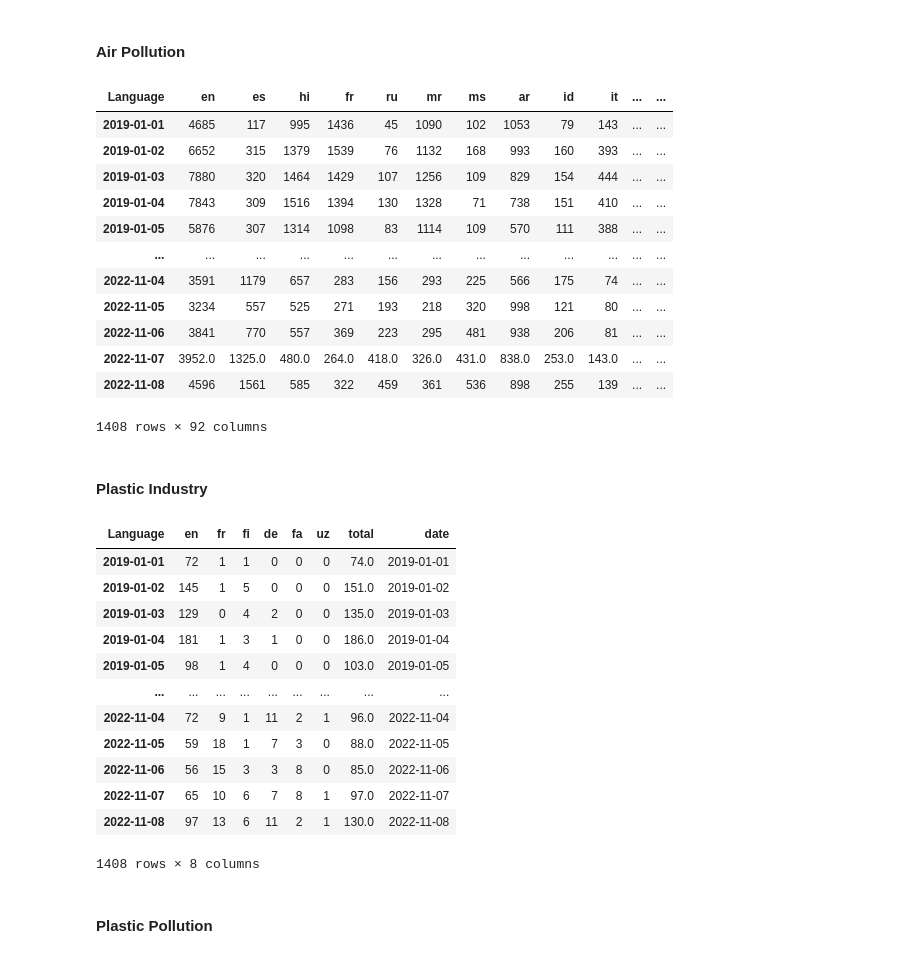
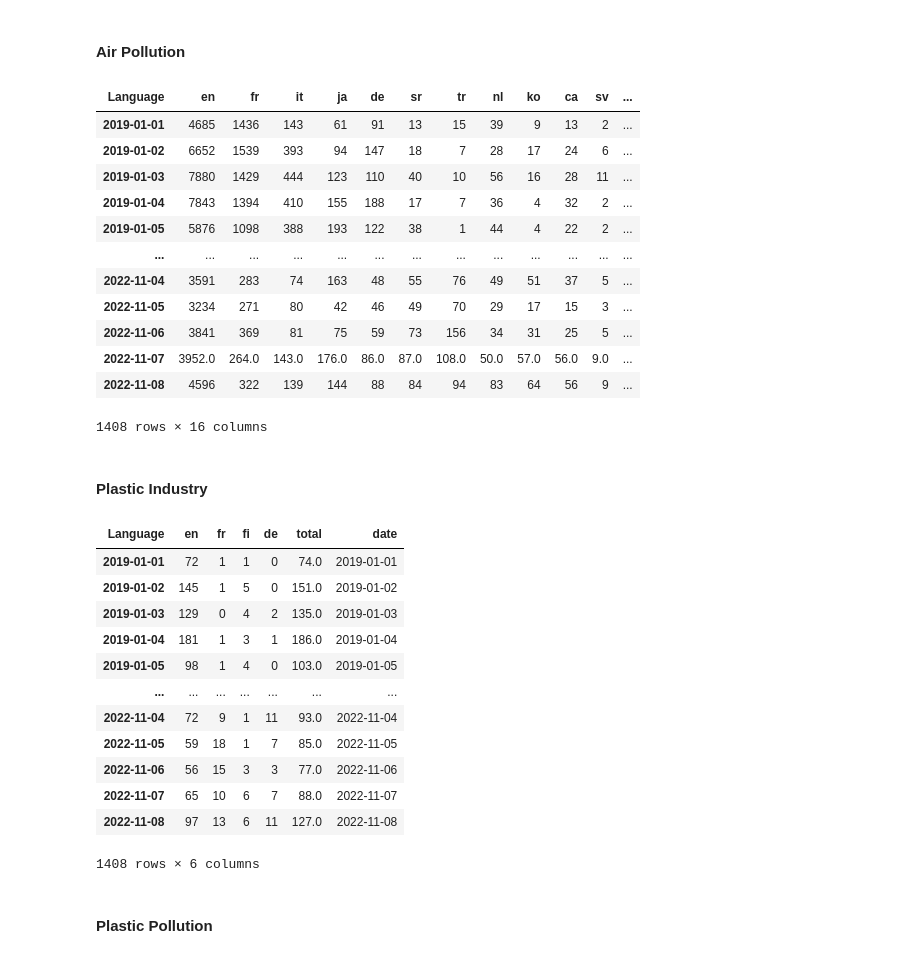
Before and after one commit to epfl-ada/ada-2022-project-wetried, a Jupyter notebook: WikipediaAnalysis.ipynb, the cells around one changed output. Cells and saved outputs as stored; diff of their text form; code cells hidden in the pictures.

```diff
--- a/WikipediaAnalysis.ipynb
+++ b/WikipediaAnalysis.ipynb
@@ -14,9 +30,17 @@ import seaborn as sns
+# %%
+languages = ['ja', 'it', 'da', 'tr', 'no', 'en', 'sr', 'sv', 'nl', 'de', 'fr', 'ca', 'ko', 'fi']
 # %%
-def process_wikiviews_data(path):
+def process_wikiviews_data(path, columns_to_keep=None):
     data = pd.read_csv(path).transpose()
     data.columns = data.iloc[0]
     titles = data.iloc[1]
     data.drop(['Language', 'Title', 'Badges'], inplace=True)
+
+    if columns_to_keep is None:
+        columns_to_keep = data.columns
+
+    columns = data.columns.intersection(columns_to_keep)
+    data = data[columns]
 
     data['total'] = data.sum(axis=1)
     data['date'] = data.index
@@ -26,41 +50,41 @@ def process_wikiviews_data(path):
 # %% [markdown]
 #### Air Pollution
 # %%
-airpol_titles, airpol_data = process_wikiviews_data('Data/page-views-airpol.csv')
+airpol_titles, airpol_data = process_wikiviews_data('Data/page-views-airpol.csv', languages)
 airpol_data
 # %% [output]
-| Language | en | es | hi | fr | ru | mr | ms | ar | id | it | ... | ... |
-| 2019-01-01 | 4685 | 117 | 995 | 1436 | 45 | 1090 | 102 | 1053 | 79 | 143 | ... | ... |
-| 2019-01-02 | 6652 | 315 | 1379 | 1539 | 76 | 1132 | 168 | 993 | 160 | 393 | ... | ... |
-| 2019-01-03 | 7880 | 320 | 1464 | 1429 | 107 | 1256 | 109 | 829 | 154 | 444 | ... | ... |
-| 2019-01-04 | 7843 | 309 | 1516 | 1394 | 130 | 1328 | 71 | 738 | 151 | 410 | ... | ... |
-| 2019-01-05 | 5876 | 307 | 1314 | 1098 | 83 | 1114 | 109 | 570 | 111 | 388 | ... | ... |
+| Language | en | fr | it | ja | de | sr | tr | nl | ko | ca | sv | ... |
+| 2019-01-01 | 4685 | 1436 | 143 | 61 | 91 | 13 | 15 | 39 | 9 | 13 | 2 | ... |
+| 2019-01-02 | 6652 | 1539 | 393 | 94 | 147 | 18 | 7 | 28 | 17 | 24 | 6 | ... |
+| 2019-01-03 | 7880 | 1429 | 444 | 123 | 110 | 40 | 10 | 56 | 16 | 28 | 11 | ... |
+| 2019-01-04 | 7843 | 1394 | 410 | 155 | 188 | 17 | 7 | 36 | 4 | 32 | 2 | ... |
+| 2019-01-05 | 5876 | 1098 | 388 | 193 | 122 | 38 | 1 | 44 | 4 | 22 | 2 | ... |
 | ... | ... | ... | ... | ... | ... | ... | ... | ... | ... | ... | ... | ... |
-| 2022-11-04 | 3591 | 1179 | 657 | 283 | 156 | 293 | 225 | 566 | 175 | 74 | ... | ... |
-| 2022-11-05 | 3234 | 557 | 525 | 271 | 193 | 218 | 320 | 998 | 121 | 80 | ... | ... |
-| 2022-11-06 | 3841 | 770 | 557 | 369 | 223 | 295 | 481 | 938 | 206 | 81 | ... | ... |
-| 2022-11-07 | 3952.0 | 1325.0 | 480.0 | 264.0 | 418.0 | 326.0 | 431.0 | 838.0 | 253.0 | 143.0 | ... | ... |
-| 2022-11-08 | 4596 | 1561 | 585 | 322 | 459 | 361 | 536 | 898 | 255 | 139 | ... | ... |
+| 2022-11-04 | 3591 | 283 | 74 | 163 | 48 | 55 | 76 | 49 | 51 | 37 | 5 | ... |
+| 2022-11-05 | 3234 | 271 | 80 | 42 | 46 | 49 | 70 | 29 | 17 | 15 | 3 | ... |
+| 2022-11-06 | 3841 | 369 | 81 | 75 | 59 | 73 | 156 | 34 | 31 | 25 | 5 | ... |
+| 2022-11-07 | 3952.0 | 264.0 | 143.0 | 176.0 | 86.0 | 87.0 | 108.0 | 50.0 | 57.0 | 56.0 | 9.0 | ... |
+| 2022-11-08 | 4596 | 322 | 139 | 144 | 88 | 84 | 94 | 83 | 64 | 56 | 9 | ... |
-1408 rows × 92 columns
+1408 rows × 16 columns
 # %% [markdown]
 #### Plastic Industry
 # %%
-plastin_titles, plastin_data = process_wikiviews_data('Data/plasticIndustry.csv')
+plastin_titles, plastin_data = process_wikiviews_data('Data/plasticIndustry.csv', languages)
 plastin_data
 # %% [output]
-| Language | en | fr | fi | de | fa | uz | total | date |
-| 2019-01-01 | 72 | 1 | 1 | 0 | 0 | 0 | 74.0 | 2019-01-01 |
-| 2019-01-02 | 145 | 1 | 5 | 0 | 0 | 0 | 151.0 | 2019-01-02 |
-| 2019-01-03 | 129 | 0 | 4 | 2 | 0 | 0 | 135.0 | 2019-01-03 |
-| 2019-01-04 | 181 | 1 | 3 | 1 | 0 | 0 | 186.0 | 2019-01-04 |
-| 2019-01-05 | 98 | 1 | 4 | 0 | 0 | 0 | 103.0 | 2019-01-05 |
-| ... | ... | ... | ... | ... | ... | ... | ... | ... |
-| 2022-11-04 | 72 | 9 | 1 | 11 | 2 | 1 | 96.0 | 2022-11-04 |
-| 2022-11-05 | 59 | 18 | 1 | 7 | 3 | 0 | 88.0 | 2022-11-05 |
-| 2022-11-06 | 56 | 15 | 3 | 3 | 8 | 0 | 85.0 | 2022-11-06 |
-| 2022-11-07 | 65 | 10 | 6 | 7 | 8 | 1 | 97.0 | 2022-11-07 |
-| 2022-11-08 | 97 | 13 | 6 | 11 | 2 | 1 | 130.0 | 2022-11-08 |
+| Language | en | fr | fi | de | total | date |
+| 2019-01-01 | 72 | 1 | 1 | 0 | 74.0 | 2019-01-01 |
+| 2019-01-02 | 145 | 1 | 5 | 0 | 151.0 | 2019-01-02 |
+| 2019-01-03 | 129 | 0 | 4 | 2 | 135.0 | 2019-01-03 |
+| 2019-01-04 | 181 | 1 | 3 | 1 | 186.0 | 2019-01-04 |
+| 2019-01-05 | 98 | 1 | 4 | 0 | 103.0 | 2019-01-05 |
+| ... | ... | ... | ... | ... | ... | ... |
+| 2022-11-04 | 72 | 9 | 1 | 11 | 93.0 | 2022-11-04 |
+| 2022-11-05 | 59 | 18 | 1 | 7 | 85.0 | 2022-11-05 |
+| 2022-11-06 | 56 | 15 | 3 | 3 | 77.0 | 2022-11-06 |
+| 2022-11-07 | 65 | 10 | 6 | 7 | 88.0 | 2022-11-07 |
+| 2022-11-08 | 97 | 13 | 6 | 11 | 127.0 | 2022-11-08 |
-1408 rows × 8 columns
+1408 rows × 6 columns
 # %% [markdown]
 #### Plastic Pollution
 # %%
```
Also changed, not shown: parts of 5 cells of this notebook.
